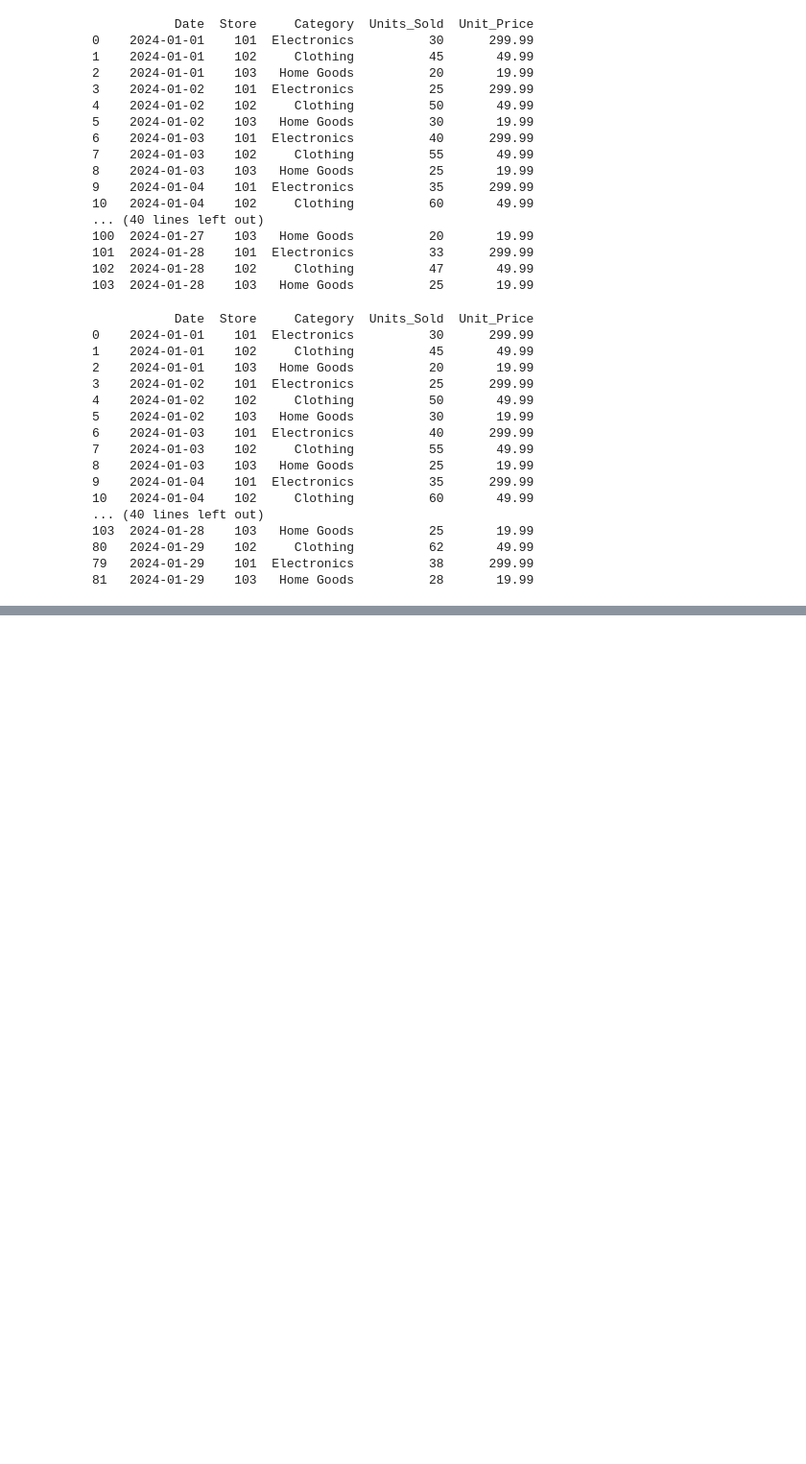
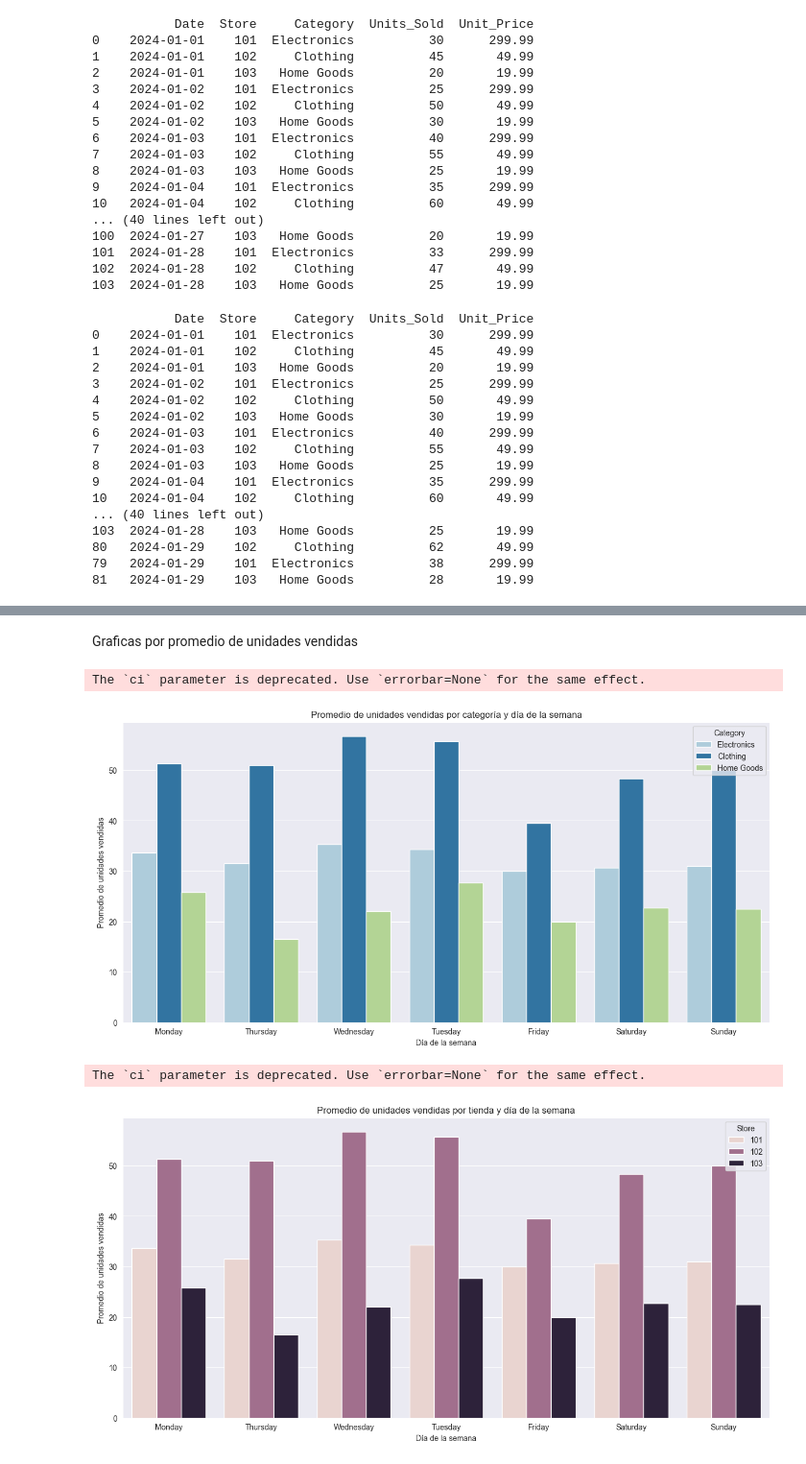
Before and after one commit to nicoherza-pascu/Club_IA-2, a Jupyter notebook: practica.ipynb, the cells around one changed output, grey strips where cells are left out. Shown: that part at 96% size. Cells and saved outputs as stored; diff of their text form; code cells hidden in the pictures; blank space fills up the shorter version.

```diff
--- a/practica.ipynb
+++ b/practica.ipynb
@@ -239,0 +293,23 @@ promedio de ventas por cada una de las categorias
+# %% [markdown]
+Graficas por promedio de unidades vendidas
+# %%
+# Por día de la semana y categoría
+plt.figure(figsize=(15, 7))
+sns.barplot(x='Day_Week', y='Units_Sold', hue='Category', data=bd_ordenada, order=['Monday', 'Thursday', 'Wednesday', 'Tuesday', 'Friday', 'Saturday', 'Sunday'], ci=None)
+plt.title('Promedio de unidades vendidas por categoría y día de la semana')
+plt.xlabel('Día de la semana')
+plt.ylabel('Promedio de unidades vendidas')
+plt.show()
+
+# Por día de la semana y tiendas
+plt.figure(figsize=(15, 7))
+sns.barplot(x='Day_Week', y='Units_Sold', hue='Store', data=bd_ordenada, order=['Monday', 'Thursday', 'Wednesday', 'Tuesday', 'Friday', 'Saturday', 'Sunday'], ci=None)
+plt.title('Promedio de unidades vendidas por tienda y día de la semana')
+plt.xlabel('Día de la semana')
+plt.ylabel('Promedio de unidades vendidas')
+plt.show()
+# %% [output]
+The `ci` parameter is deprecated. Use `errorbar=None` for the same effect.
+[figure, added]
+The `ci` parameter is deprecated. Use `errorbar=None` for the same effect.
+[figure, added]
```
Also changed, not shown: parts of 13 cells of this notebook.
